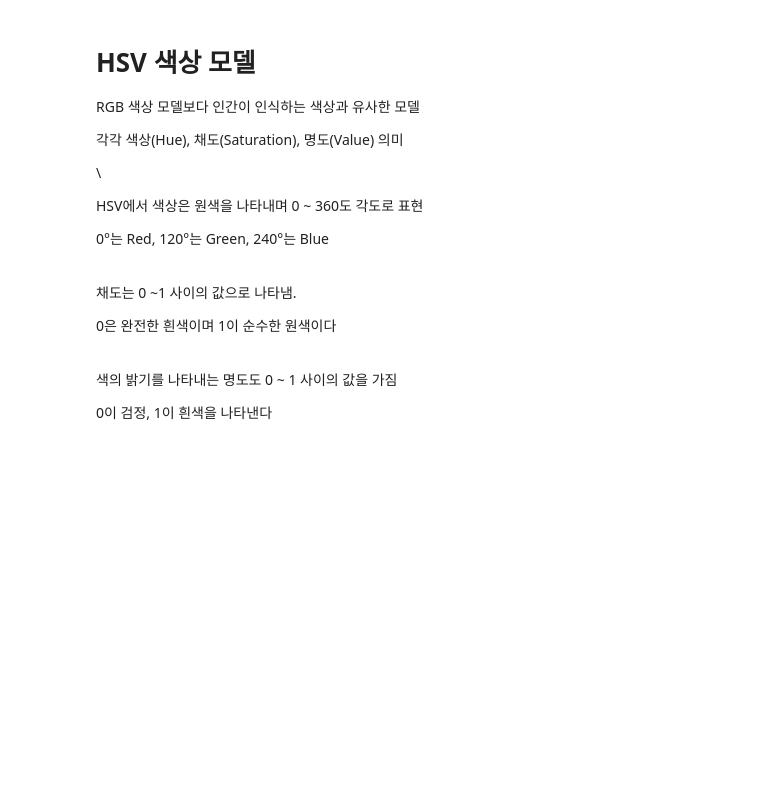
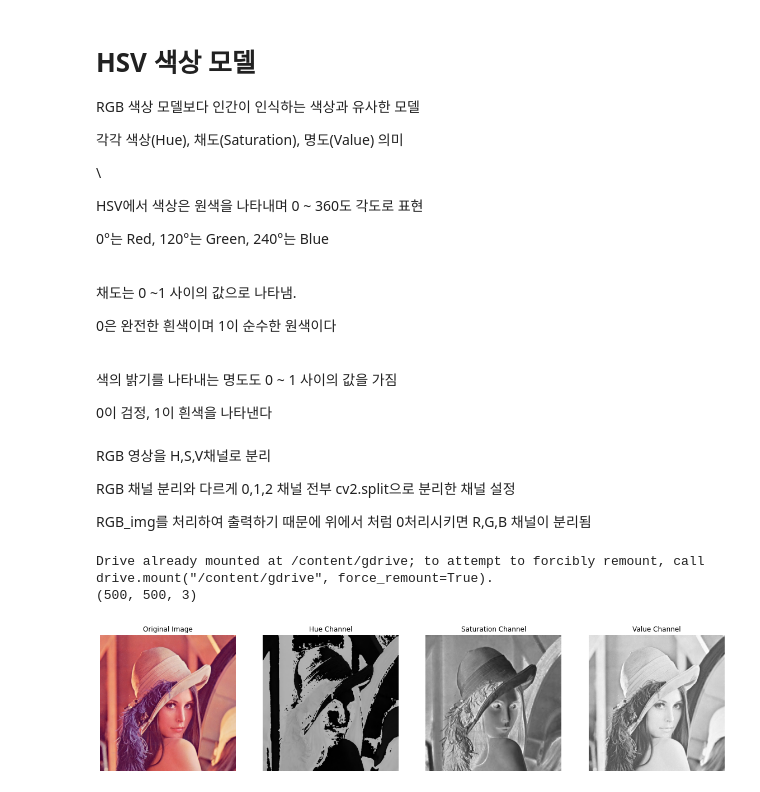
Before and after one commit to olzlt/OpenCV, a Jupyter notebook: OpenCV영상처리_02_영상의_표현.ipynb, the cells around one changed output. Drawn from its saved outputs; the diff is of its cells as text; code cells hidden in the pictures; blank space fills up the shorter version.

```diff
--- a/OpenCV영상처리_02_영상의_표현.ipynb
+++ b/OpenCV영상처리_02_영상의_표현.ipynb
@@ -95,3 +97,56 @@ HSV에서 색상은 원색을 나타내며 0 ~ 360도 각도로 표현
 색의 밝기를 나타내는 명도도 0 ~ 1 사이의 값을 가짐
 
 0이 검정, 1이 흰색을 나타낸다
+# %% [markdown]
+RGB 영상을 H,S,V채널로 분리
+
+RGB 채널 분리와 다르게 0,1,2 채널 전부  cv2.split으로 분리한 채널 설정
+
+RGB_img를 처리하여 출력하기 때문에 위에서 처럼 0처리시키면 R,G,B 채널이 분리됨
+# %%
+drive.mount('/content/gdrive')
+origin_img = cv2.imread('/content/gdrive/My Drive/Image_Processing/lena.jpg')
+# BGR채널 -> RGB채널 -> HSV채널 변경
+RGB_img = cv2.cvtColor(origin_img, cv2.COLOR_BGR2RGB)
+HSV_img = cv2.cvtColor(RGB_img, cv2.COLOR_RGB2HSV)
+print(HSV_img.shape)
+H_img, S_img, V_img = cv2.split(HSV_img)# H, S, V 채널로 8비트씩 나눔
+plt.figure( figsize=(20,20) ) # 크기 조정
+
+# 원본
+plt.subplot(1, 4, 1) # 1행 4열에서 1번째
+plt.title("Original Image")
+plt.imshow(RGB_img)
+plt.axis("off") # 영상에 눈금을 없애기 위해
+
+# H
+plt.subplot(1, 4, 2) # 1행 4열에서 2번째
+RGB_img[:,:,0] = H_img
+RGB_img[:,:,1] = H_img
+RGB_img[:,:,2] = H_img
+plt.title("Hue Channel")
+plt.imshow(RGB_img)
+plt.axis("off")
+
+# S
+plt.subplot(1, 4, 3) # 1행 4열에서 3번째
+RGB_img[:,:,0] = S_img
+RGB_img[:,:,1] = S_img
+RGB_img[:,:,2] = S_img
+plt.title("Saturation Channel")
+plt.imshow(RGB_img)
+plt.axis("off")
+
+# V
+plt.subplot(1, 4, 4) # 1행 4열에서 4번째
+RGB_img[:,:,0] = V_img
+RGB_img[:,:,1] = V_img
+RGB_img[:,:,2] = V_img
+plt.title("Value Channel")
+plt.imshow(RGB_img)
+plt.axis("off")
+plt.show()
+# %% [output]
+Drive already mounted at /content/gdrive; to attempt to forcibly remount, call drive.mount("/content/gdrive", force_remount=True).
+(500, 500, 3)
+[figure, added]
```
Also changed, not shown: parts of 8 cells of this notebook.
